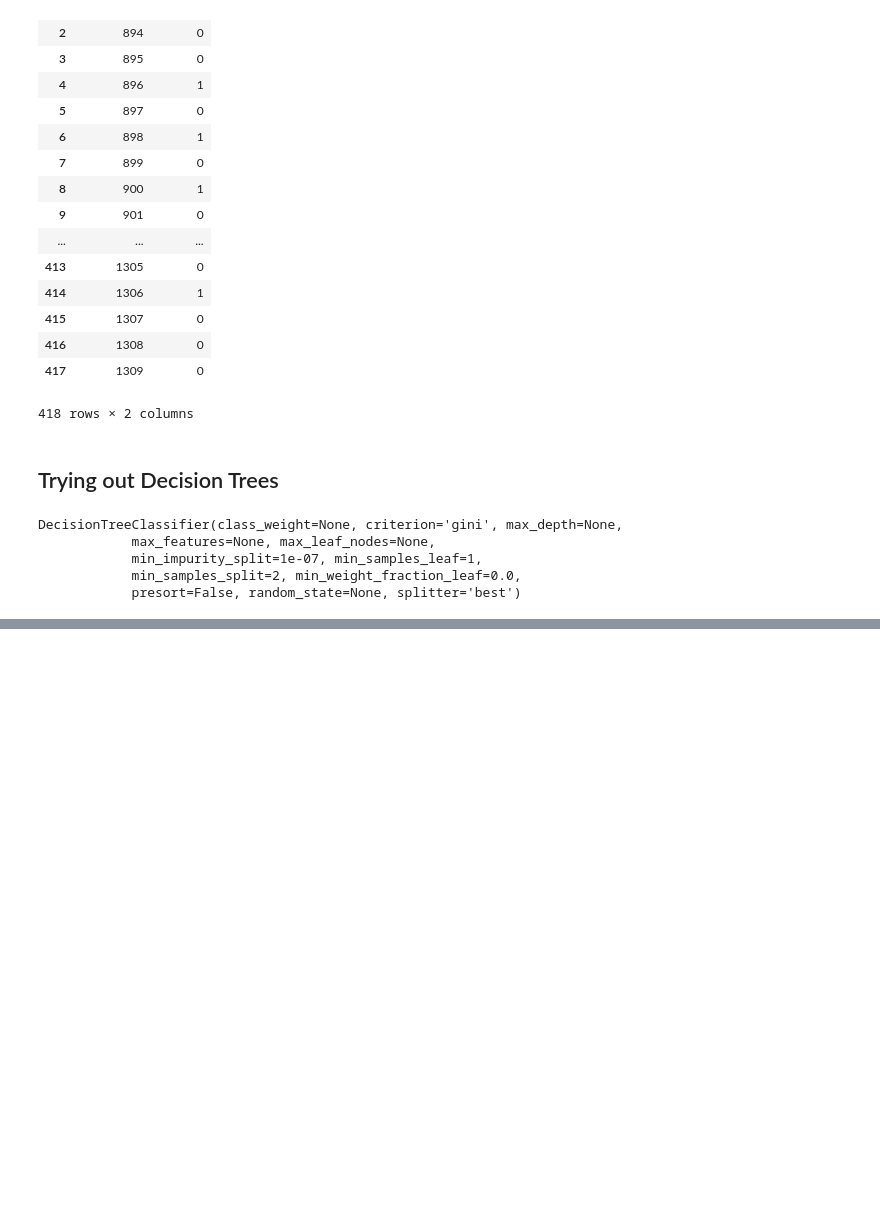
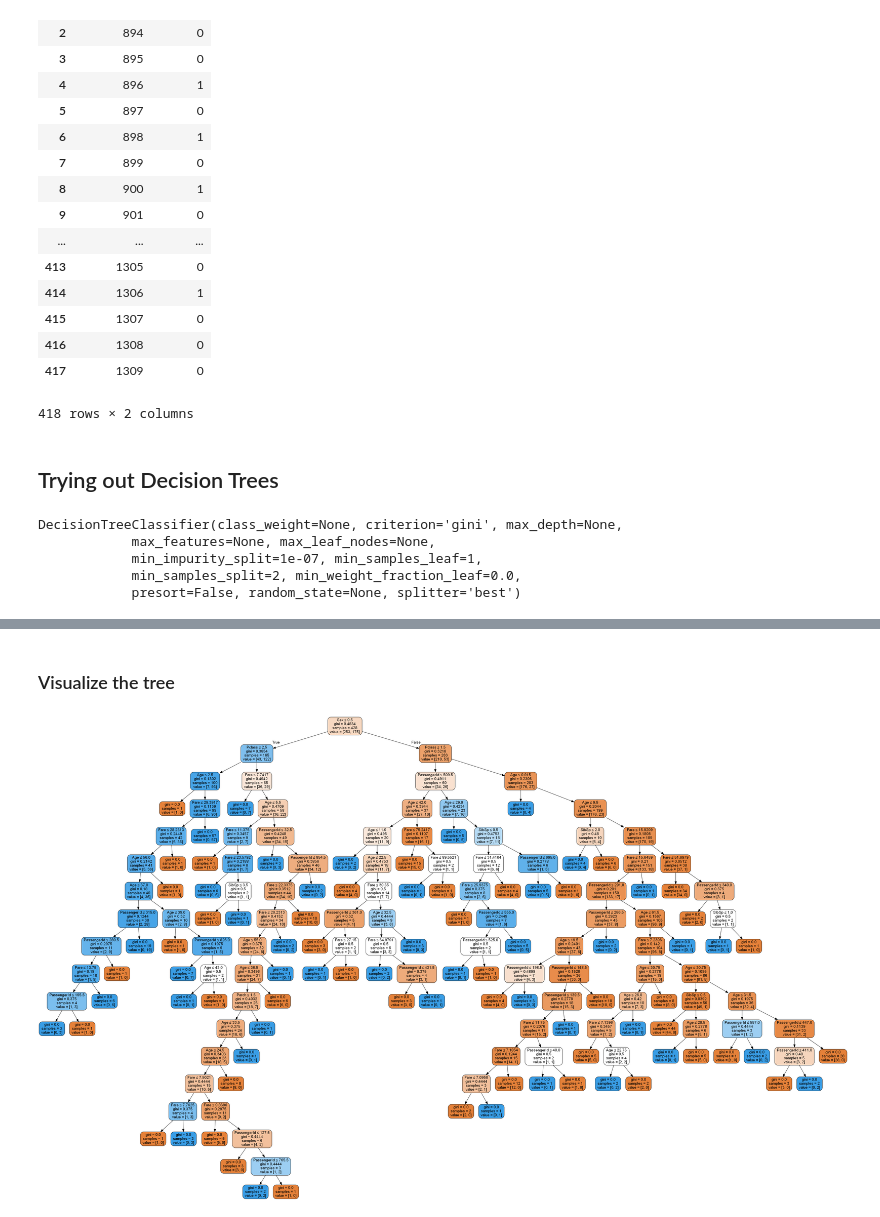
Before and after one commit to TonyIssacJames/learning-example-titanic, a Jupyter notebook: titanic_1.ipynb, the cells around one changed output, grey strips where cells are left out. Cells and saved outputs as stored; diff of their text form; code cells hidden in the pictures; blank space fills up the shorter version.

```diff
--- a/titanic_1.ipynb
+++ b/titanic_1.ipynb
@@ -337,0 +348,2 @@ y_results.to_csv("titanic_results_02.csv", encoding='utf-8', index=False)
+# %% [markdown]
+### Visualize the tree
@@ -337,0 +357,6 @@ y_results.to_csv("titanic_results_02.csv", encoding='utf-8', index=False)
+# %%
+graph = pydotplus.graph_from_dot_file('tree1.dot')
+# %%
+Image(graph.create_png())
+# %% [output]
+[figure, added]
```
Also changed, not shown: parts of 6 cells of this notebook, 1 other file.
